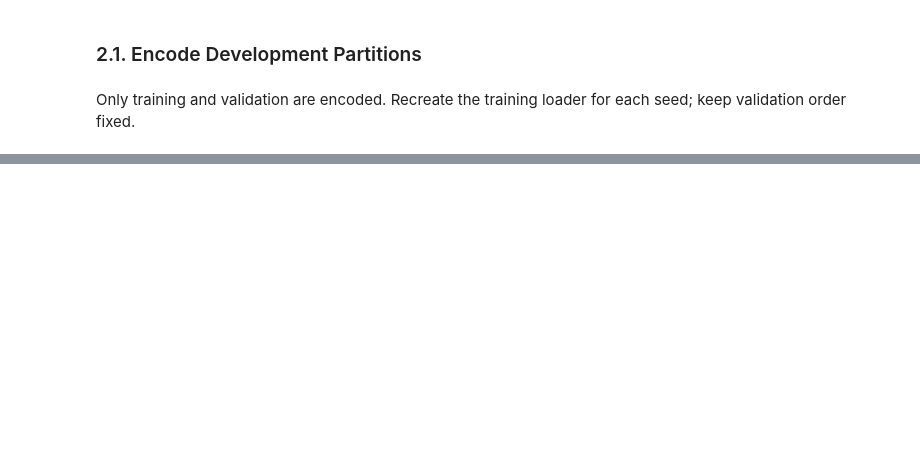
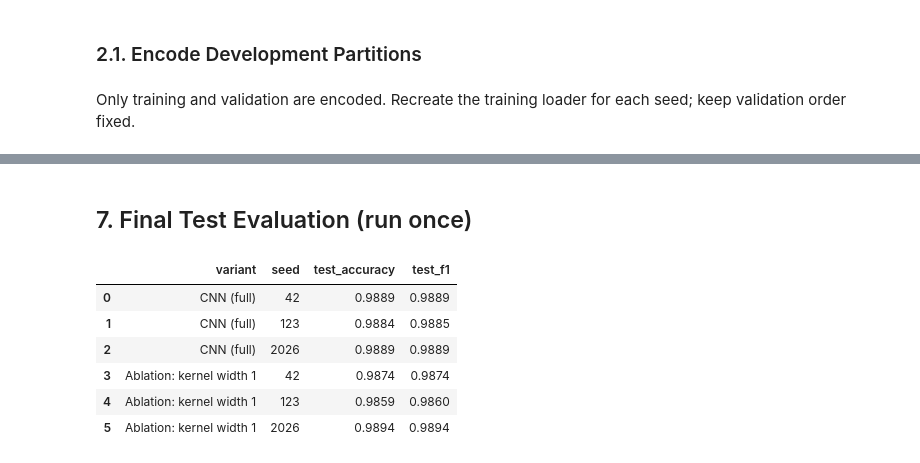
Before and after one commit to Nouroz-BI/AIGC5500-Midterm-Project, a Jupyter notebook: notebooks/03_cnn_experiment.ipynb, the cells around one changed output, grey strips where cells are left out. Cells and saved outputs as stored; diff of their text form; code cells hidden in the pictures; blank space fills up the shorter version.

```diff
--- a/notebooks/03_cnn_experiment.ipynb
+++ b/notebooks/03_cnn_experiment.ipynb
@@ -126,0 +286,10 @@ for name, tensor in example_batch.items():
+# %%
+cost_rows = []
+for variant, variant_config in VARIANTS.items():
+    checkpoint = CHECKPOINT_DIR / f'{VARIANT_SLUG[variant]}_seed{TRAINING_SEEDS[0]}.pt'
+    model = load_checkpoint(checkpoint, VOCAB_SIZE, MODEL_CONFIG, variant_config, device)
+    cost_rows.append({'variant': variant, **measure_cost(model, encoded_datasets['validation'], device, batch_size = BATCH_SIZE)})
+
+cost_results = pd.DataFrame(cost_rows)
+cost_results.to_csv(RESULTS_DIR / 'inference_cost.csv', index = False)
+cost_results.round(3)
@@ -126,0 +304,33 @@ for name, tensor in example_batch.items():
+# %% [markdown]
+## 7. Final Test Evaluation (run once)
+# %%
+TEST_FILE = RESULTS_DIR / 'test_per_seed.csv'
+ALLOW_TEST_RERUN = False   # keep False: the test split is scored only once
+if TEST_FILE.exists() and not ALLOW_TEST_RERUN:
+    raise RuntimeError('Test results already exist. The test split is scored once; do not rerun after seeing it.')
+
+# The only place the test split is encoded
+test_dataset = EncodedTextDataset(texts = splits['test']['text'], labels = splits['test']['label'],
+                                  vocabulary = vocabulary, max_length = MAX_LENGTH)
+test_loader = make_data_loader(test_dataset, batch_size = BATCH_SIZE, shuffle = False, seed = TRAINING_SEEDS[0])
+
+# Score every frozen model once
+test_rows = []
+for variant, variant_config in VARIANTS.items():
+    for seed in TRAINING_SEEDS:
+        checkpoint = CHECKPOINT_DIR / f'{VARIANT_SLUG[variant]}_seed{seed}.pt'
+        model = load_checkpoint(checkpoint, VOCAB_SIZE, MODEL_CONFIG, variant_config, device)
+        result = evaluate(model, test_loader, device)
+        test_rows.append({'variant': variant, 'seed': seed, 'test_accuracy': result['accuracy'], 'test_f1': result['f1']})
+
+test_results = pd.DataFrame(test_rows)
+test_results.to_csv(TEST_FILE, index = False)
+test_results.round(4)
+# %% [output]
+|  | variant | seed | test_accuracy | test_f1 |
+| 0 | CNN (full) | 42 | 0.9889 | 0.9889 |
+| 1 | CNN (full) | 123 | 0.9884 | 0.9885 |
+| 2 | CNN (full) | 2026 | 0.9889 | 0.9889 |
+| 3 | Ablation: kernel width 1 | 42 | 0.9874 | 0.9874 |
+| 4 | Ablation: kernel width 1 | 123 | 0.9859 | 0.9860 |
+| 5 | Ablation: kernel width 1 | 2026 | 0.9894 | 0.9894 |
```
Also changed, not shown: parts of 20 cells of this notebook, 5 other files.
